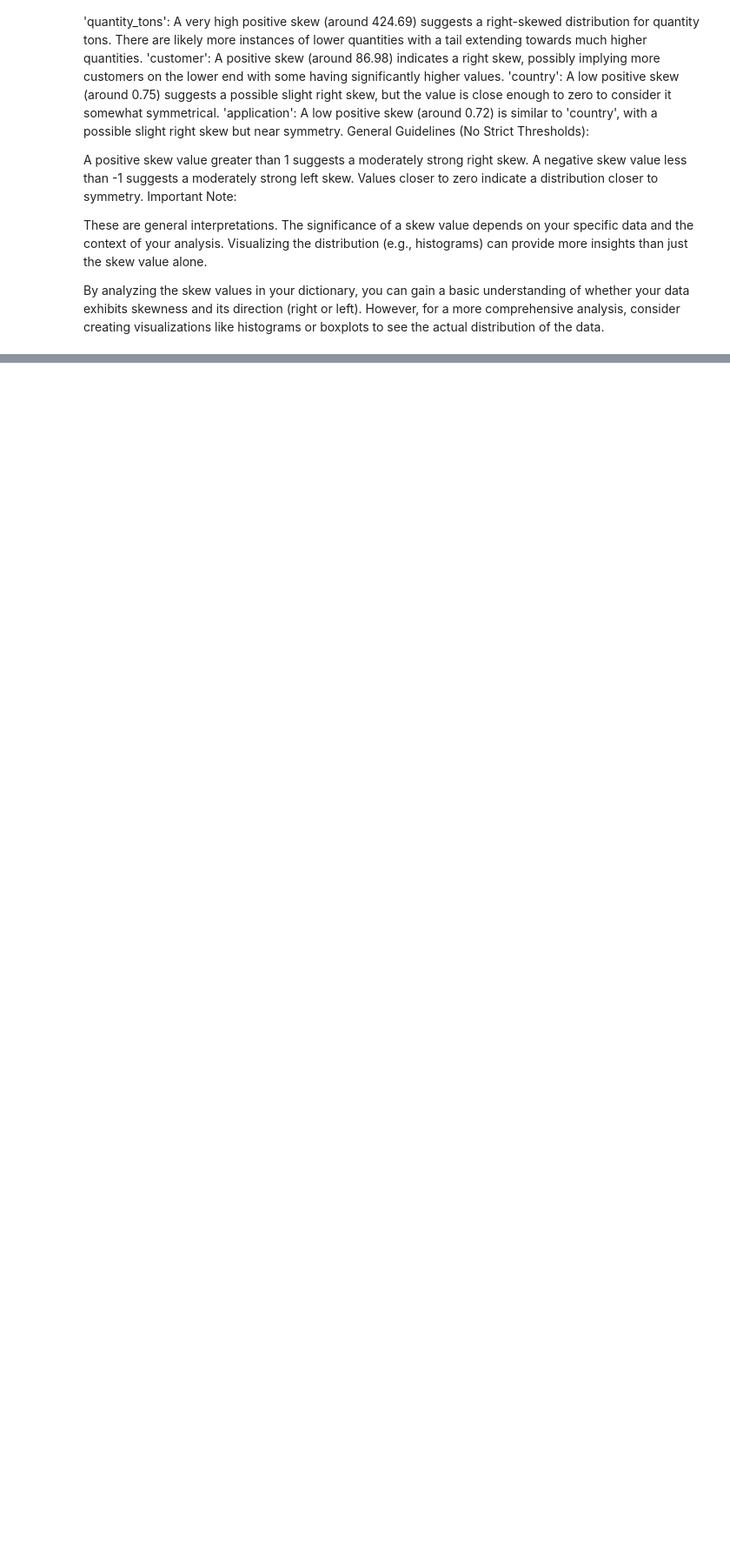
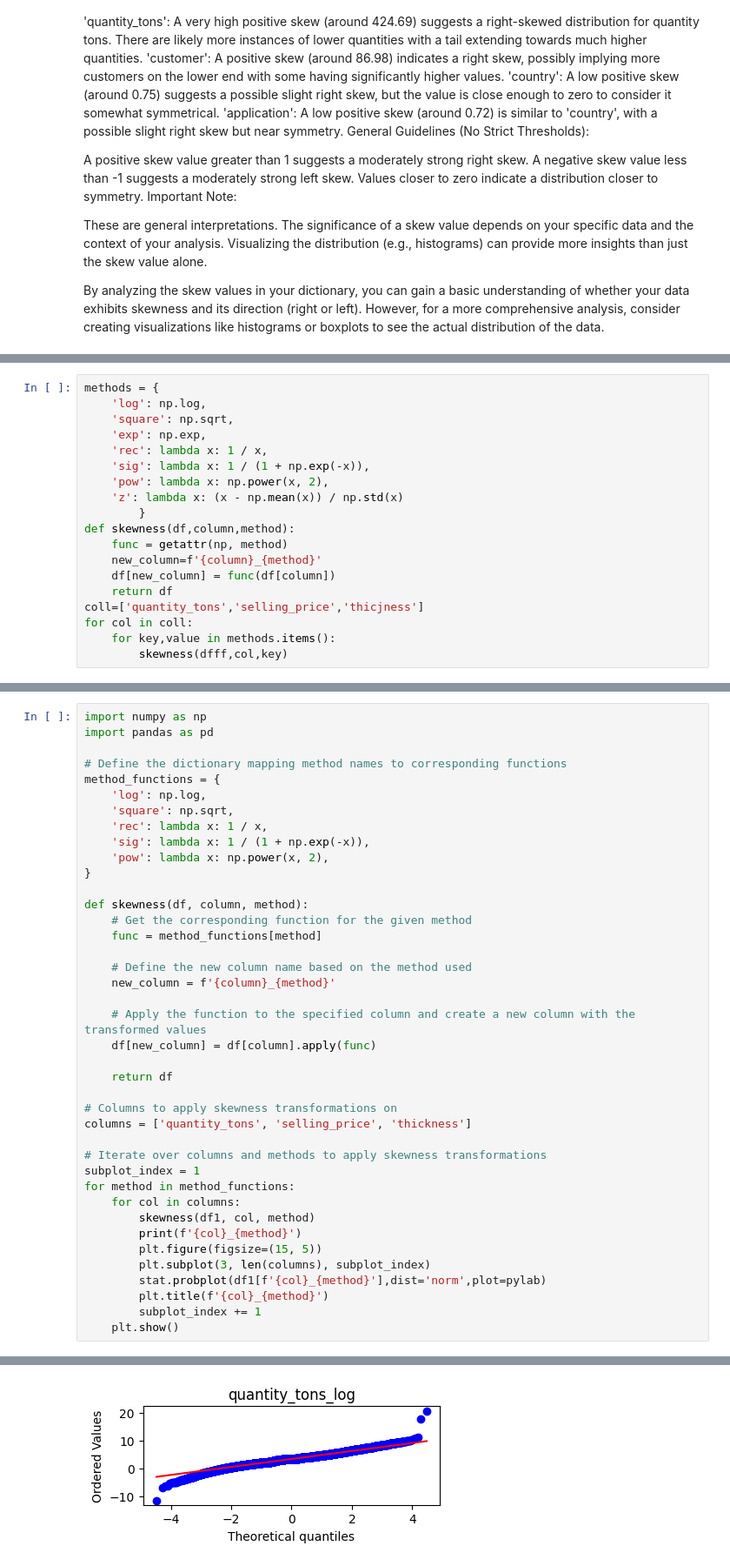
Before and after one commit to Santhosh-Analytics/Copper-Pricing-lead-conversion-PredictiveModeling-, a Jupyter notebook: Data Preprocessing.ipynb, the cells around one changed output, grey strips where cells are left out. Shown at 87% size. Saved outputs shown, nothing was run; the diff lists cells and outputs as text; blank space fills up the shorter version.

```diff
--- a/Data Preprocessing.ipynb
+++ b/Data Preprocessing.ipynb
@@ -590,0 +614,19 @@ def outlier(df, column):
+# %%
+methods = {
+    'log': np.log,
+    'square': np.sqrt,
+    'exp': np.exp,
+    'rec': lambda x: 1 / x,
+    'sig': lambda x: 1 / (1 + np.exp(-x)),
+    'pow': lambda x: np.power(x, 2),
+    'z': lambda x: (x - np.mean(x)) / np.std(x)
+        }
+def skewness(df,column,method):
+    func = getattr(np, method)
+    new_column=f'{column}_{method}'
+    df[new_column] = func(df[column])
+    return df
+coll=['quantity_tons','selling_price','thicjness']
+for col in coll:
+    for key,value in methods.items():
+        skewness(dfff,col,key)
@@ -590,0 +635,41 @@ def outlier(df, column):
+# %%
+import numpy as np
+import pandas as pd
+
+# Define the dictionary mapping method names to corresponding functions
+method_functions = {
+    'log': np.log,
+    'square': np.sqrt,
+    'rec': lambda x: 1 / x,
+    'sig': lambda x: 1 / (1 + np.exp(-x)),
+    'pow': lambda x: np.power(x, 2),
+}
+
+def skewness(df, column, method):
+    # Get the corresponding function for the given method
+    func = method_functions[method]
+
+    # Define the new column name based on the method used
+    new_column = f'{column}_{method}'
+
+    # Apply the function to the specified column and create a new column with the transformed values
+    df[new_column] = df[column].apply(func)
+
+    return df
+
+# Columns to apply skewness transformations on
+columns = ['quantity_tons', 'selling_price', 'thickness']
+
+# Iterate over columns and methods to apply skewness transformations
+subplot_index = 1
+for method in method_functions:
+    for col in columns:
+        skewness(df1, col, method)
+        print(f'{col}_{method}')
+        plt.figure(figsize=(15, 5))
+        plt.subplot(3, len(columns), subplot_index)
+        stat.probplot(df1[f'{col}_{method}'],dist='norm',plot=pylab)
+        plt.title(f'{col}_{method}')
+        subplot_index += 1
+    plt.show()
+# %% [output]
@@ -590,0 +679 @@ def outlier(df, column):
+[figure, added]
```
Also changed, not shown: parts of 20 cells of this notebook.
